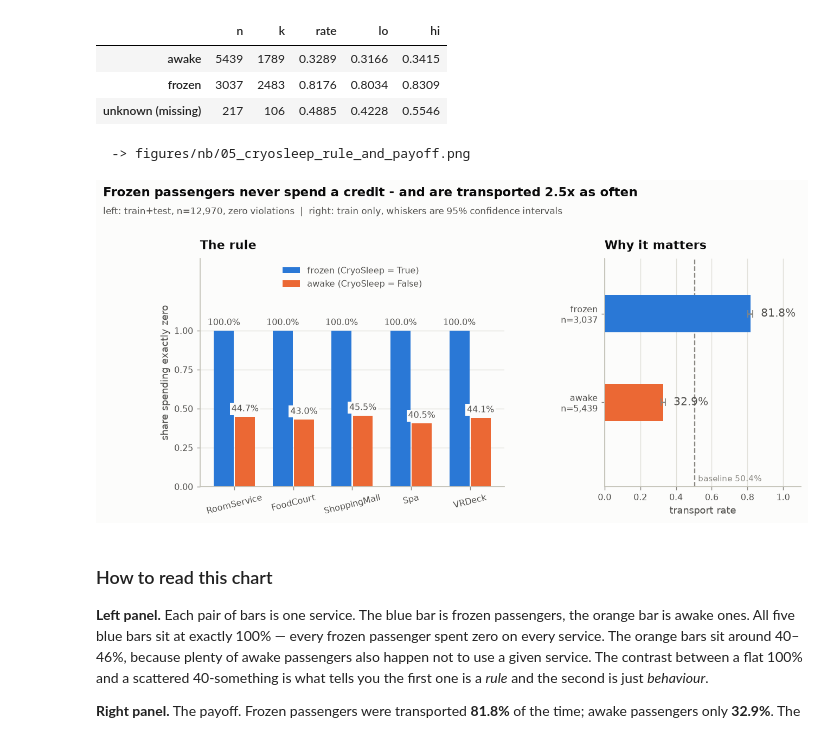
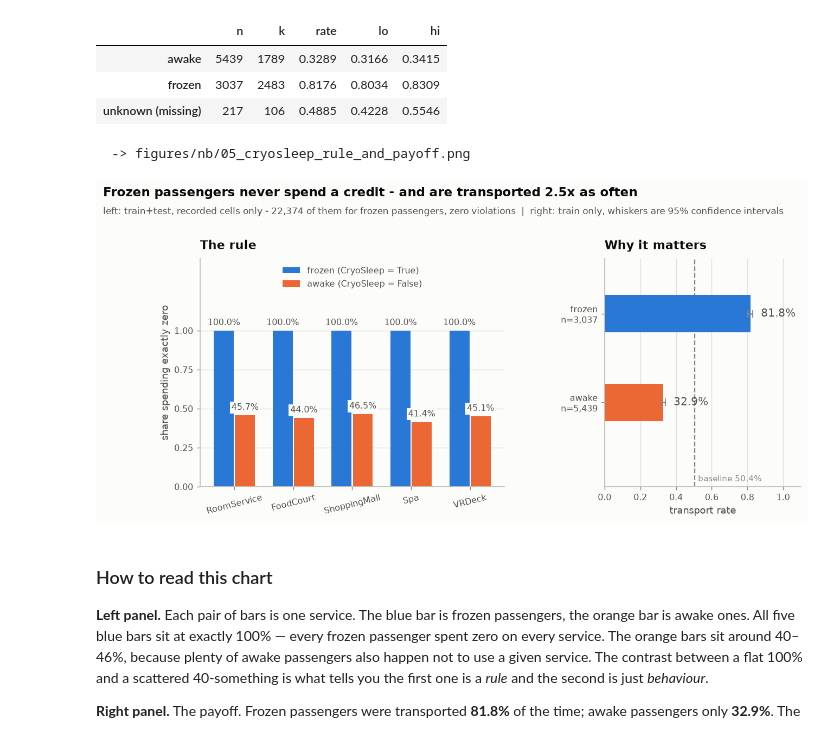
Before and after one commit to AokDesu/csc345-spaceship-titanic, a Jupyter notebook: notebooks/01_eda_walkthrough.ipynb, the cells around one changed output. Drawn from its saved outputs; the diff is of its cells as text; code cells hidden in the pictures.

```diff
--- a/notebooks/01_eda_walkthrough.ipynb
+++ b/notebooks/01_eda_walkthrough.ipynb
@@ -437,8 +460,13 @@ fig, (axL, axR) = plt.subplots(1, 2, figsize=(11, 4.2),
                                gridspec_kw={"width_ratios": [1.55, 1]})
 
 # --- left: the rule ---
-zero_frozen = [(frozen[c].fillna(0) == 0).mean() for c in L.SPEND_COLS]
-zero_awake  = [(awake[c] == 0).mean() for c in L.SPEND_COLS]
+# Both series count RECORDED cells only, and identically. An earlier version
+# used .fillna(0) on the frozen bars and a bare == 0 on the awake ones, which
+# read a blank cell as a zero for one group and as a non-zero for the other --
+# the same NaN treated two ways in a single chart, worth about 1pp on the
+# awake bars. The frozen 100% is genuine either way.
+zero_frozen = [frozen[c].dropna().eq(0).mean() for c in L.SPEND_COLS]
+zero_awake  = [awake[c].dropna().eq(0).mean() for c in L.SPEND_COLS]
 x, w = np.arange(len(L.SPEND_COLS)), 0.34
 # A small gap between the two fills, so a wide label cannot sit on its neighbour.
 bf = axL.bar(x - 0.18, zero_frozen, w, color=viz.SERIES[0], label="frozen (CryoSleep = True)")
@@ -461,35 +489,36 @@ axL.set_ylabel("share spending exactly zero")
 axL.set_title("The rule", loc="left", pad=10)
 axL.legend(loc="upper center", ncols=1)
 viz.clean(axL)
 
 # --- right: why it matters ---
 rt = cryo_rates.reindex(["awake", "frozen"])
 y = np.arange(2)
 axR.barh(y, rt["rate"], 0.42, color=[viz.SERIES[1], viz.SERIES[0]], zorder=2)
 axR.errorbar(rt["rate"], y, xerr=[rt["rate"] - rt["lo"], rt["hi"] - rt["rate"]],
              fmt="none", ecolor=viz.INK_MUTED, capsize=4, lw=1.4, zorder=3)
 for yi, (r, hi) in enumerate(zip(rt["rate"], rt["hi"])):
     axR.text(hi + 0.045, yi, f"{r:.1%}", va="center", ha="left",
              fontsize=11, color=viz.INK_SECONDARY)
 axR.set_yticks(y, [f"{lab}\nn={n:,}" for lab, n in zip(rt.index, rt["n"])])
 axR.set_xlim(0, 1.10)
 axR.set_ylim(-0.95, 1.62)
 axR.set_xlabel("transport rate")
 axR.set_title("Why it matters", loc="left", pad=10)
 viz.clean(axR, which="x")
 
 # Baseline labelled at the BOTTOM of the panel, clear of the title and the bars.
 axR.axvline(rate, color=viz.INK_MUTED, linestyle="--", lw=1.3, zorder=1)
 axR.text(rate + 0.02, 0.015, f"baseline {rate:.1%}", transform=axR.get_xaxis_transform(),
          va="bottom", ha="left", fontsize=8.5, color=viz.INK_MUTED)
 
 fig.subplots_adjust(wspace=0.40)
 show(fig, "05_cryosleep_rule_and_payoff",
      "Frozen passengers never spend a credit - and are transported 2.5x as often",
-     "left: train+test, n=12,970, zero violations  |  right: train only, whiskers are 95% confidence intervals")
+     "left: train+test, recorded cells only - 22,374 of them for frozen passengers, zero violations"
+     "  |  right: train only, whiskers are 95% confidence intervals")
 # %% [output]
   -> figures/nb/05_cryosleep_rule_and_payoff.png
-[figure, old version]
+[figure, new version]
 # %% [markdown]
 ### How to read this chart
 
```
Also changed, not shown: parts of 20 cells of this notebook, 4 other files.
